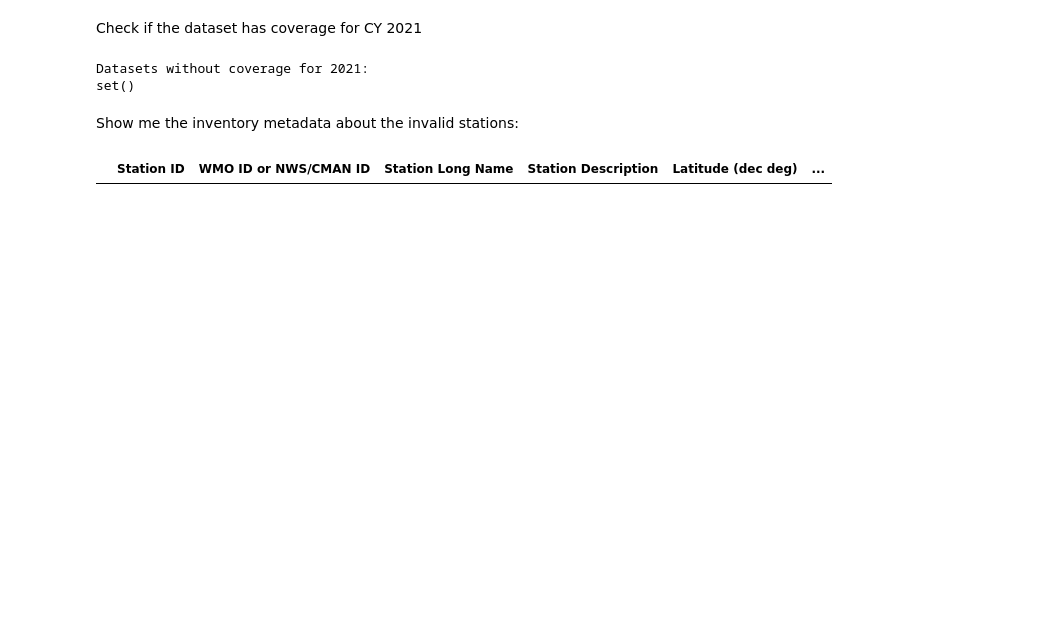
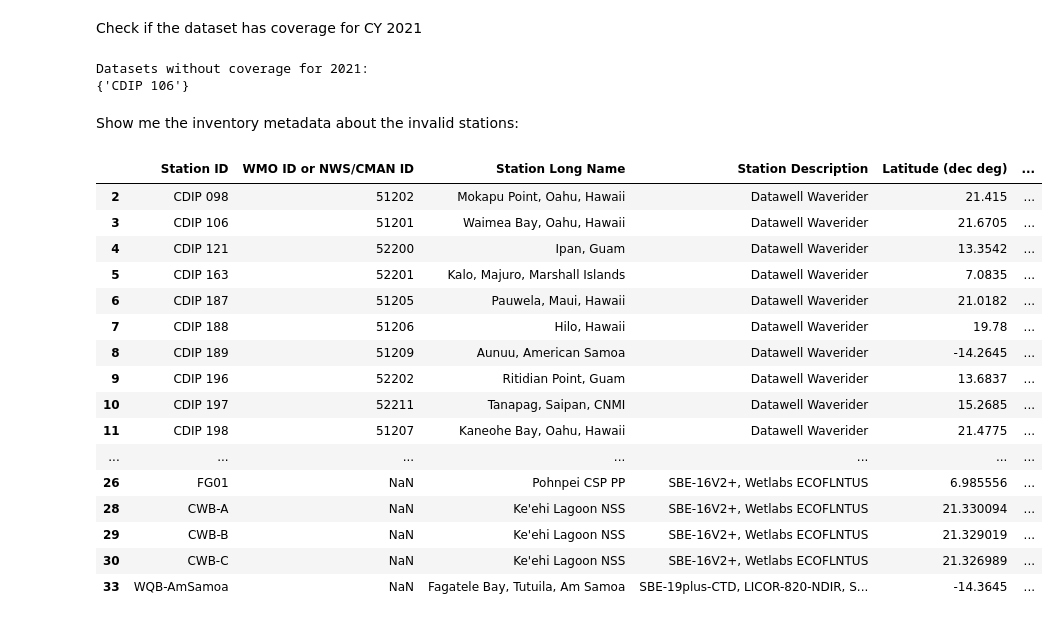
Before and after one commit to ioos/ioos-asset-inventory, a Jupyter notebook: spot_check_stations.ipynb, the cells around one changed output. Saved outputs shown, nothing was run; the diff lists cells and outputs as text; code cells hidden in the pictures; blank space fills up the shorter version.

```diff
--- a/spot_check_stations.ipynb
+++ b/spot_check_stations.ipynb
@@ -8,7 +8,7 @@ import json
 # %% [markdown]
 Configure the ERDDAP to search
 # %%
-ra = 'sccoos'
+ra = 'pacioos'
 
 with open('utils/ra_erddaps.json') as f:
     urls = json.load(f)
@@ -67,10 +72,10 @@ df
 # %% [markdown]
 Search the ERDDAP server for a single station of interest - more of a test
 # %%
-df_wf = df[df['Station Long Name'] == 'Scripps Pier']
+df_wf = df[df['Station ID'] == 'AWS-HIMB']
 
 # for SCCOOS need to search for 'Station Long Name' as 'Station ID' is NA for most entries
-search_for = df_wf['Station Long Name'].to_string()
+search_for = df_wf['Station ID'].to_string()
 
 search_url = e.get_search_url(search_for=search_for, response="csv")
 
@@ -94,7 +97,7 @@ Rip through all the datasets in the inventory and see if they exist on the RA er
 not_found = []
 found = dict()
 
-for station in df['Station Long Name'].astype(str):
+for station in df['Station ID'].astype(str):
 
     try:
         search_url = e.get_search_url(search_for=station, response="csv")
@@ -106,21 +109,21 @@ for station in df['Station Long Name'].astype(str):
     except:
 
         not_found.append(station)
-        pass
-#         print('no dataset matching \"%s\"' % station)
-#         station_long_name = df.loc[df['Station ID'] == station,'Station Long Name'].values.tolist()[0]
+#        pass
+        print('no dataset matching \"%s\"' % station)
+        station_long_name = df.loc[df['Station ID'] == station,'Station Long Name'].values.tolist()[0]
 
-#         try:
-#             print('searching \"station long name\" = \"%s\"' % station_long_name)
-#             search_url = e.get_search_url(search_for=station_long_name, response="csv")
-#             resp = pd.read_csv(search_url)
-#             print("Found \"%s\": %s" % (station_long_name,resp['Dataset ID'].values.tolist()))
+        try:
+            print('searching \"station long name\" = \"%s\"' % station_long_name)
+            search_url = e.get_search_url(search_for=station_long_name, response="csv")
+            resp = pd.read_csv(search_url)
+            print("Found \"%s\": %s" % (station_long_name,resp['Dataset ID'].values.tolist()))
 
-#             found[station] = {'Dataset ID': resp['Dataset ID'].values.tolist()}
+            found[station] = {'Dataset ID': resp['Dataset ID'].values.tolist()}
 
-#         except:
-#             print("No dice...")
-#             not_found.append(station)
+        except:
+            print("No dice...")
+            not_found.append(station)
 
     print("\n")
 # %% [output]
@@ -244,15 +263,31 @@ non_2021_datasets = found.keys() - sorted(set(valid_datasets))
 print('Datasets without coverage for 2021:\n%s' % non_2021_datasets)
 # %% [output]
 Datasets without coverage for 2021:
-set()
+{'CDIP 106'}
 # %% [markdown]
 Show me the inventory metadata about the invalid stations:
 # %%
-bad_stations = df.loc[(df['Station ID'].isin(non_2021_datasets)) | df['Station Long Name'].isin(not_found)]
+bad_stations = df.loc[(df['Station ID'].isin(non_2021_datasets)) | df['Station ID'].isin(not_found)]
 
 bad_stations
 # %% [output]
 |  | Station ID | WMO ID or NWS/CMAN ID | Station Long Name | Station Description | Latitude (dec deg) | ... |
+| 2 | CDIP 098 | 51202 | Mokapu Point, Oahu, Hawaii | Datawell Waverider | 21.415 | ... |
+| 3 | CDIP 106 | 51201 | Waimea Bay, Oahu, Hawaii | Datawell Waverider | 21.6705 | ... |
+| 4 | CDIP 121 | 52200 | Ipan, Guam | Datawell Waverider | 13.3542 | ... |
+| 5 | CDIP 163 | 52201 | Kalo, Majuro, Marshall Islands | Datawell Waverider | 7.0835 | ... |
+| 6 | CDIP 187 | 51205 | Pauwela, Maui, Hawaii | Datawell Waverider | 21.0182 | ... |
+| 7 | CDIP 188 | 51206 | Hilo, Hawaii | Datawell Waverider | 19.78 | ... |
+| 8 | CDIP 189 | 51209 | Aunuu, American Samoa | Datawell Waverider | -14.2645 | ... |
+| 9 | CDIP 196 | 52202 | Ritidian Point, Guam | Datawell Waverider | 13.6837 | ... |
+| 10 | CDIP 197 | 52211 | Tanapag, Saipan, CNMI | Datawell Waverider | 15.2685 | ... |
+| 11 | CDIP 198 | 51207 | Kaneohe Bay, Oahu, Hawaii | Datawell Waverider | 21.4775 | ... |
+| ... | ... | ... | ... | ... | ... | ... |
+| 26 | FG01 | NaN | Pohnpei CSP PP | SBE-16V2+, Wetlabs ECOFLNTUS | 6.985556 | ... |
+| 28 | CWB-A | NaN | Ke'ehi Lagoon NSS | SBE-16V2+, Wetlabs ECOFLNTUS | 21.330094 | ... |
+| 29 | CWB-B | NaN | Ke'ehi Lagoon NSS | SBE-16V2+, Wetlabs ECOFLNTUS | 21.329019 | ... |
+| 30 | CWB-C | NaN | Ke'ehi Lagoon NSS | SBE-16V2+, Wetlabs ECOFLNTUS | 21.326989 | ... |
+| 33 | WQB-AmSamoa | NaN | Fagatele Bay, Tutuila, Am Samoa | SBE-19plus-CTD, LICOR-820-NDIR, S... | -14.3645 | ... |
 # %%
 import geopandas
 import matplotlib.pyplot as plt
```
Also changed, not shown: parts of 10 cells of this notebook, 2 other files.
